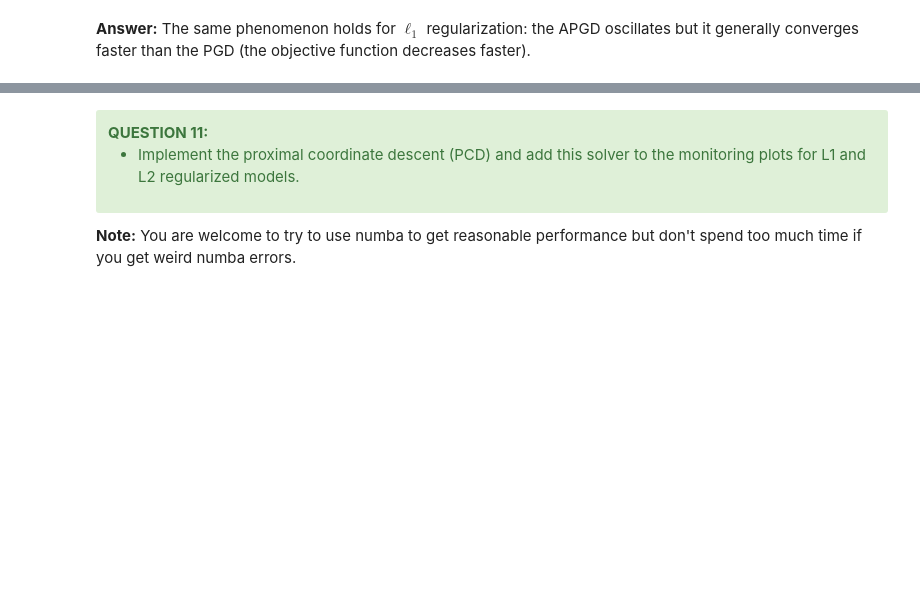
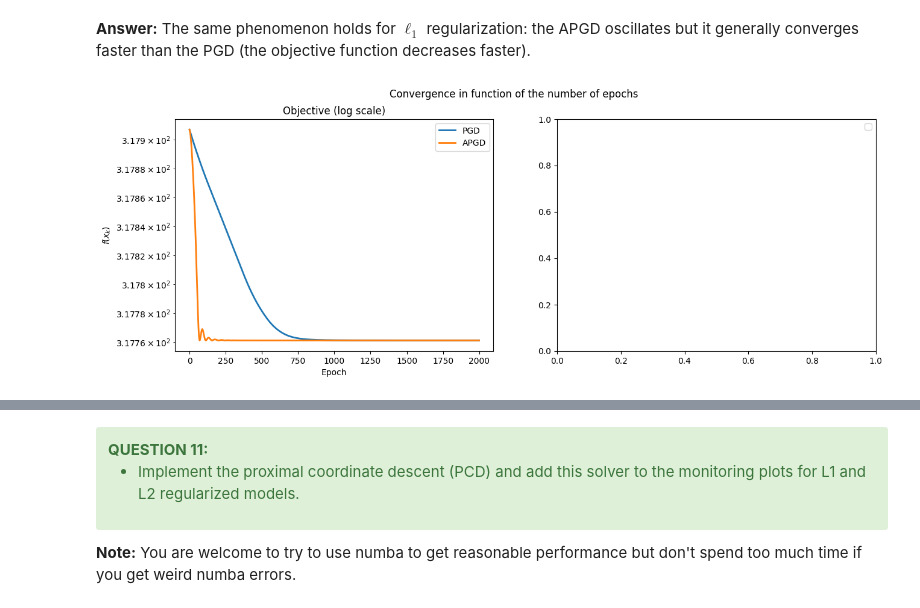
Before and after one commit to BryanBradfo/optimisation-algorithms, a Jupyter notebook: project/project_chen_bryan_and_devilder_alice.ipynb, the cells around one changed output, grey strips where cells are left out. Cells and saved outputs as stored; diff of their text form; code cells hidden in the pictures; blank space fills up the shorter version.

```diff
--- a/project/project_chen_bryan_and_devilder_alice.ipynb
+++ b/project/project_chen_bryan_and_devilder_alice.ipynb
@@ -807,10 +837,12 @@ plot_epochs(monitors, solvers, "Convergence in function of the number of epochs
 # %% [markdown]
 **Answer:** The same phenomenon holds for $\ell_1$ regularization: the APGD oscillates but it generally converges faster than the PGD (the objective function decreases faster).
 # %%
-# monitor_apgd_l1 = monitor(apgd, pobj_l1, x_min=None, args=(X, y, lbda, epsilon))
-# monitor_apgd_l1.run(x_init, grad_huber_loss, prox_l1, step, n_iter,
-#                     grad_args=(X, y, epsilon), prox_args=(lbda,))
+monitor_apgd_l1_none = monitor(apgd, pobj_l1, x_min=None, args=(X, y, lbda, epsilon))
+monitor_apgd_l1_none.run(x_init, grad_huber_loss, prox_l1, step, n_iter,
+                    grad_args=(X, y, epsilon), prox_args=(lbda,))
 
-# monitors = [monitor_pgd_l1, monitor_apgd_l1]
-# solvers = ["PGD", "APGD"]
-# plot_epochs(monitors, solvers)
+monitors = [monitor_pgd_l1_none, monitor_apgd_l1_none]
+solvers = ["PGD", "APGD"]
+plot_epochs(monitors, solvers)
+# %% [output]
+[figure, added]
```
Also changed, not shown: parts of 18 cells of this notebook.
